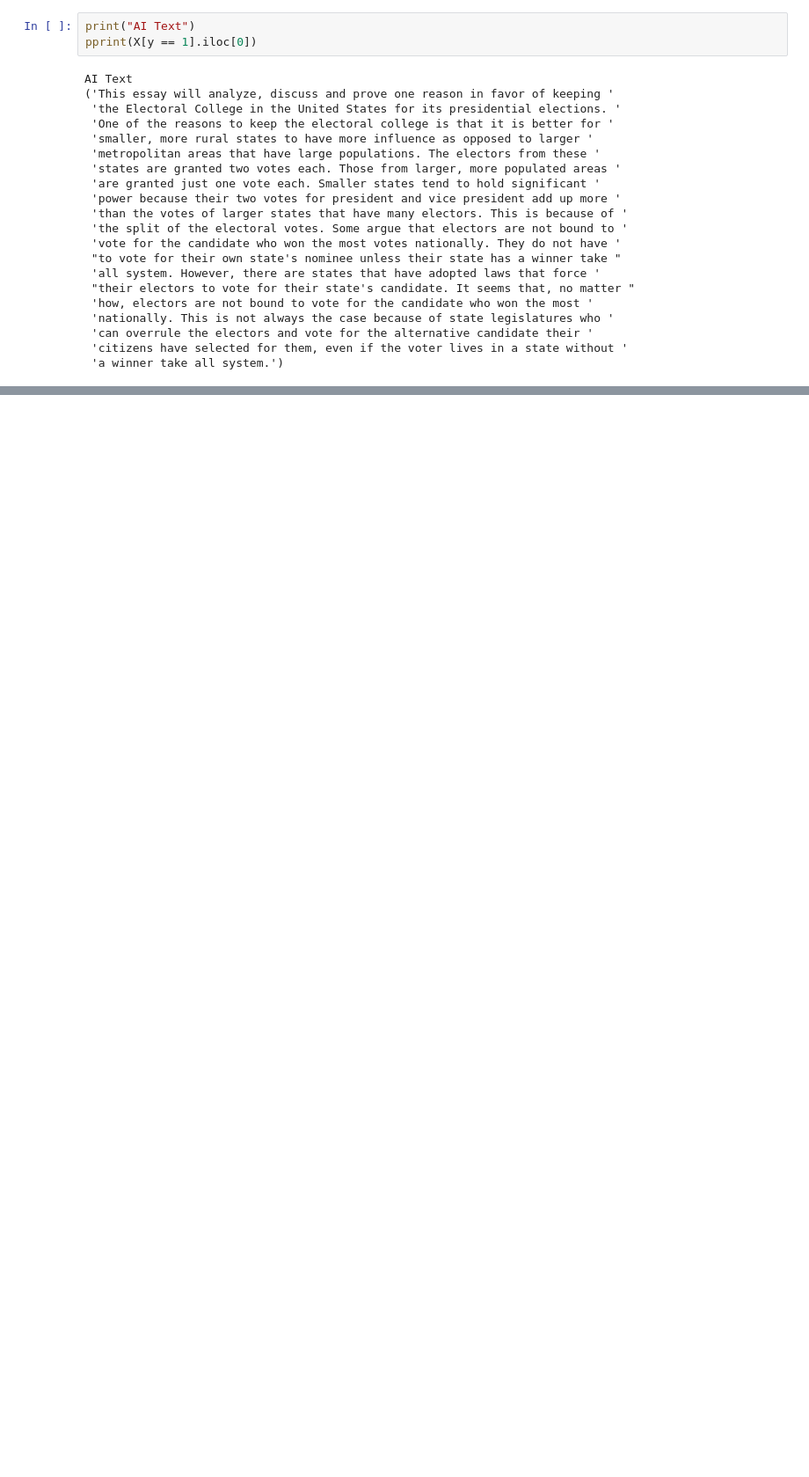
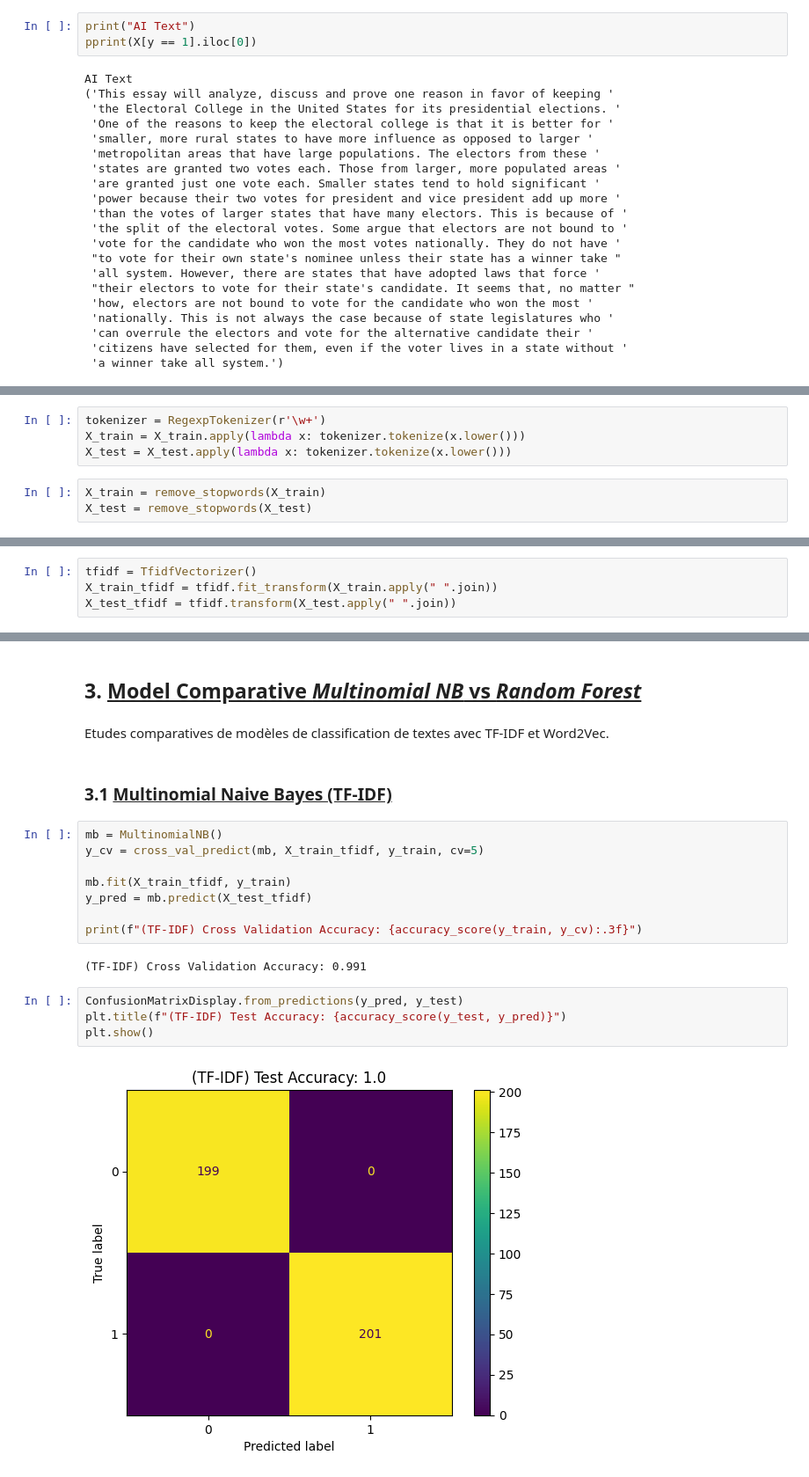
Before and after one commit to B-Manitas/NLP-AI-Human, a Jupyter notebook: main.ipynb, the cells around one changed output, grey strips where cells are left out. Shown at 88% size. Drawn from its saved outputs; the diff is of its cells as text; blank space fills up the shorter version.

```diff
--- a/main.ipynb
+++ b/main.ipynb
@@ -191,0 +158,7 @@ weighted avg       1.00      1.00      1.00     97447
+# %%
+tokenizer = RegexpTokenizer(r'\w+')
+X_train = X_train.apply(lambda x: tokenizer.tokenize(x.lower()))
+X_test = X_test.apply(lambda x: tokenizer.tokenize(x.lower()))
+# %%
+X_train = remove_stopwords(X_train)
+X_test = remove_stopwords(X_test)
@@ -191,0 +167,4 @@ weighted avg       1.00      1.00      1.00     97447
+# %%
+tfidf = TfidfVectorizer()
+X_train_tfidf = tfidf.fit_transform(X_train.apply(" ".join))
+X_test_tfidf = tfidf.transform(X_test.apply(" ".join))
@@ -191,0 +192,22 @@ weighted avg       1.00      1.00      1.00     97447
+# %% [markdown]
+## 3. **<ins>Model Comparative *Multinomial NB* vs *Random Forest*<ins>**
+# %% [markdown]
+Etudes comparatives de modèles de classification de textes avec TF-IDF et Word2Vec.
+# %% [markdown]
+### 3.1 <ins>Multinomial Naive Bayes (TF-IDF)<ins>
+# %%
+mb = MultinomialNB()
+y_cv = cross_val_predict(mb, X_train_tfidf, y_train, cv=5)
+
+mb.fit(X_train_tfidf, y_train)
+y_pred = mb.predict(X_test_tfidf)
+
+print(f"(TF-IDF) Cross Validation Accuracy: {accuracy_score(y_train, y_cv):.3f}")
+# %% [output]
+(TF-IDF) Cross Validation Accuracy: 0.991
+# %%
+ConfusionMatrixDisplay.from_predictions(y_pred, y_test)
+plt.title(f"(TF-IDF) Test Accuracy: {accuracy_score(y_test, y_pred)}")
+plt.show()
+# %% [output]
+[figure, added]
```
Also changed, not shown: parts of 37 cells of this notebook.
